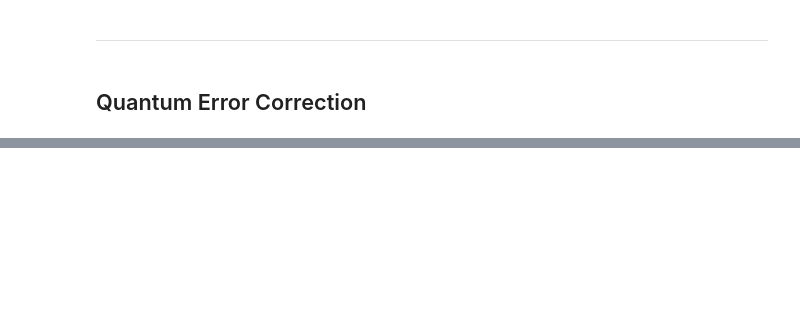
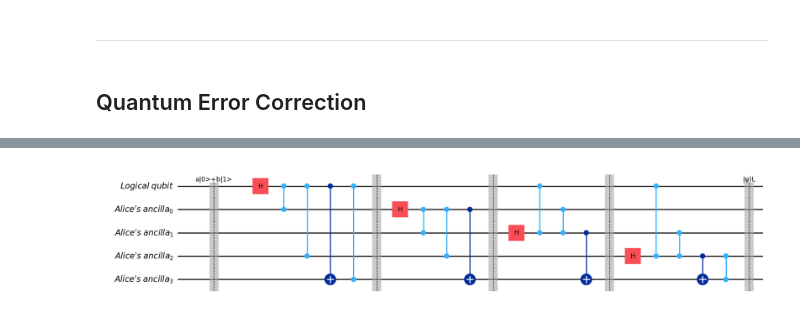
Before and after one commit to Moriarty2002/quantum-information, a Jupyter notebook: src/elaborato.ipynb, the cells around one changed output, grey strips where cells are left out. Drawn from its saved outputs; the diff is of its cells as text; code cells hidden in the pictures; blank space fills up the shorter version.

```diff
--- a/src/elaborato.ipynb
+++ b/src/elaborato.ipynb
@@ -522,0 +984,84 @@ circuit_tomo = ProcessTomography(qc_2, simulator_density)
+# %%
+from qiskit import QuantumCircuit, QuantumRegister, ClassicalRegister
+from qiskit.quantum_info import Statevector
+
+# 5 qubit quantum error correction
+
+# INIT PHASE
+q_number = 5
+
+# Create QuantumRegisters with custom names
+q_logical = QuantumRegister(1, 'Logical qubit')
+
+q_ancillas_sender = QuantumRegister(q_number - 1, 'Alice\'s ancilla')
+q_ancillas_receiver = QuantumRegister(q_number - 1, 'Bob\'s ancilla')
+c_measure_result = ClassicalRegister(q_number - 1, 'Error Syndrome')
+
+# Create the QuantumCircuit using the QuantumRegisters
+qc_qec = QuantumCircuit(q_logical, q_ancillas_sender)
+
+qc_qec.barrier(range(q_number), label="a|0>+b|1>")
+
+# ENCODING LOGICAL QUBIT PHASE
+
+# Apply encoding gates
+# qc_qec.h(0)
+# qc_qec.h(1)
+# qc_qec.h(2)
+# qc_qec.h(3)
+# qc_qec.z(4)
+
+# qc_qec.cx(0, 4)
+# qc_qec.cx(1, 4)
+# qc_qec.cx(2, 4)
+# qc_qec.cx(3, 4)
+
+# qc_qec.cz(0, 4)
+
+# qc_qec.cz(0, 1)
+# qc_qec.cz(2, 3)
+
+# qc_qec.cz(1, 2)
+# qc_qec.cz(3, 4)
+
+qc_qec.h(0)
+qc_qec.cz(0, 1)
+qc_qec.cz(0, 3)
+qc_qec.cx(0, 4)
+qc_qec.cz(0, 4)
+
+qc_qec.barrier(range(q_number))
+qc_qec.h(1)
+qc_qec.cz(1, 2)
+qc_qec.cz(1, 3)
+qc_qec.cx(1, 4)
+
+qc_qec.barrier(range(q_number))
+qc_qec.h(2)
+qc_qec.cz(2, 0)
+qc_qec.cz(2, 1)
+qc_qec.cx(2, 4)
+
+qc_qec.barrier(range(q_number))
+qc_qec.h(3)
+qc_qec.cz(3, 0)
+qc_qec.cz(3, 2)
+qc_qec.cx(3, 4)
+qc_qec.cz(3, 4)
+
+qc_qec.barrier(range(q_number), label="|ψ⟩L")
+
+qc_qec.draw('mpl')
+
+# # Get the statevector
+# sim = StatevectorSimulator()
+# job = sim.run(qc_qec)
+# result = job.result()
+# statevector = result.get_statevector(qc_qec)
+
+# # Print the statevector
+# state_vector.draw('latex')
+
+#TODO: provare ad applicare i generatori per la codifica, vedere come esempio  a 3 qubit o documentazione modulo stac
+# %% [output]
+[figure, added]
```
Also changed, not shown: parts of 18 cells of this notebook, 1 other file.
